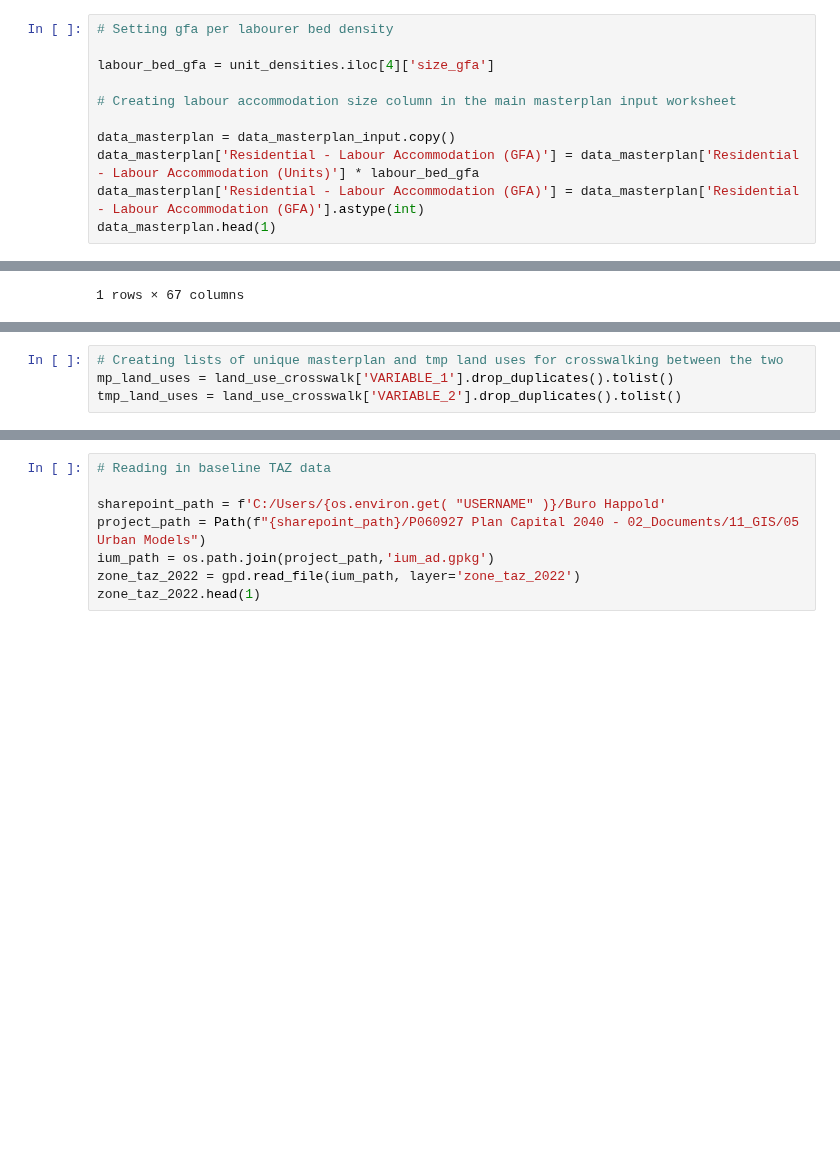
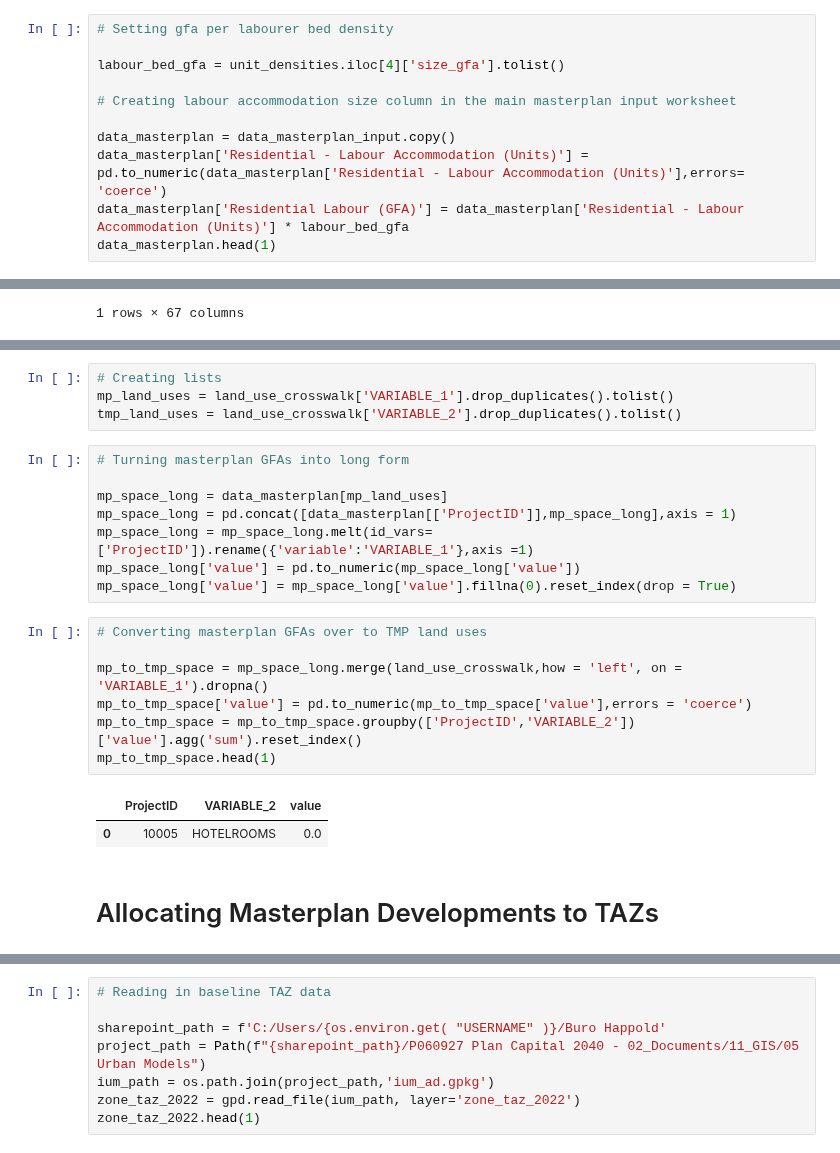
Before and after one commit to BuroHappoldLegacySoup/PlanCapitalLandModel, a Jupyter notebook: Module 1 Masterplan to TAZ Allocation.ipynb, the cells around one changed output, grey strips where cells are left out. Drawn from its saved outputs; the diff is of its cells as text; blank space fills up the shorter version.

```diff
--- a/Module 1 Masterplan to TAZ Allocation.ipynb
+++ b/Module 1 Masterplan to TAZ Allocation.ipynb
@@ -53,13 +55,13 @@ unit_densities
 # %%
 # Setting gfa per labourer bed density
 
-labour_bed_gfa = unit_densities.iloc[4]['size_gfa']
+labour_bed_gfa = unit_densities.iloc[4]['size_gfa'].tolist()
 
 # Creating labour accommodation size column in the main masterplan input worksheet
 
 data_masterplan = data_masterplan_input.copy()
-data_masterplan['Residential - Labour Accommodation (GFA)'] = data_masterplan['Residential - Labour Accommodation (Units)'] * labour_bed_gfa
-data_masterplan['Residential - Labour Accommodation (GFA)'] = data_masterplan['Residential - Labour Accommodation (GFA)'].astype(int)
+data_masterplan['Residential - Labour Accommodation (Units)'] = pd.to_numeric(data_masterplan['Residential - Labour Accommodation (Units)'],errors= 'coerce')
+data_masterplan['Residential Labour (GFA)'] = data_masterplan['Residential - Labour Accommodation (Units)'] * labour_bed_gfa
 data_masterplan.head(1)
 # %% [output]
 |  | Municipality | ProjectID | Include in Summary | Project Name | DistrictID | District | Regional_Subregional Centre_District | ... |
@@ -103,7 +86,27 @@ data_masterplan.head(1)
 # %%
-# Creating lists of unique masterplan and tmp land uses for crosswalking between the two
+# Creating lists
 mp_land_uses = land_use_crosswalk['VARIABLE_1'].drop_duplicates().tolist()
 tmp_land_uses = land_use_crosswalk['VARIABLE_2'].drop_duplicates().tolist()
+# %%
+# Turning masterplan GFAs into long form
+
+mp_space_long = data_masterplan[mp_land_uses]
+mp_space_long = pd.concat([data_masterplan[['ProjectID']],mp_space_long],axis = 1)
+mp_space_long = mp_space_long.melt(id_vars= ['ProjectID']).rename({'variable':'VARIABLE_1'},axis =1)
+mp_space_long['value'] = pd.to_numeric(mp_space_long['value'])
+mp_space_long['value'] = mp_space_long['value'].fillna(0).reset_index(drop = True)
+# %%
+# Converting masterplan GFAs over to TMP land uses
+
+mp_to_tmp_space = mp_space_long.merge(land_use_crosswalk,how = 'left', on = 'VARIABLE_1').dropna()
+mp_to_tmp_space['value'] = pd.to_numeric(mp_to_tmp_space['value'],errors = 'coerce')
+mp_to_tmp_space = mp_to_tmp_space.groupby(['ProjectID','VARIABLE_2'])['value'].agg('sum').reset_index()
+mp_to_tmp_space.head(1)
+# %% [output]
+|  | ProjectID | VARIABLE_2 | value |
+| 0 | 10005 | HOTELROOMS | 0.0 |
+# %% [markdown]
+# Allocating Masterplan Developments to TAZs
 # %%
 # Creating summary dataframe with masterplan IDs and relevant development level columns
 
```
Also changed, not shown: parts of 5 cells of this notebook, 1 other file.
